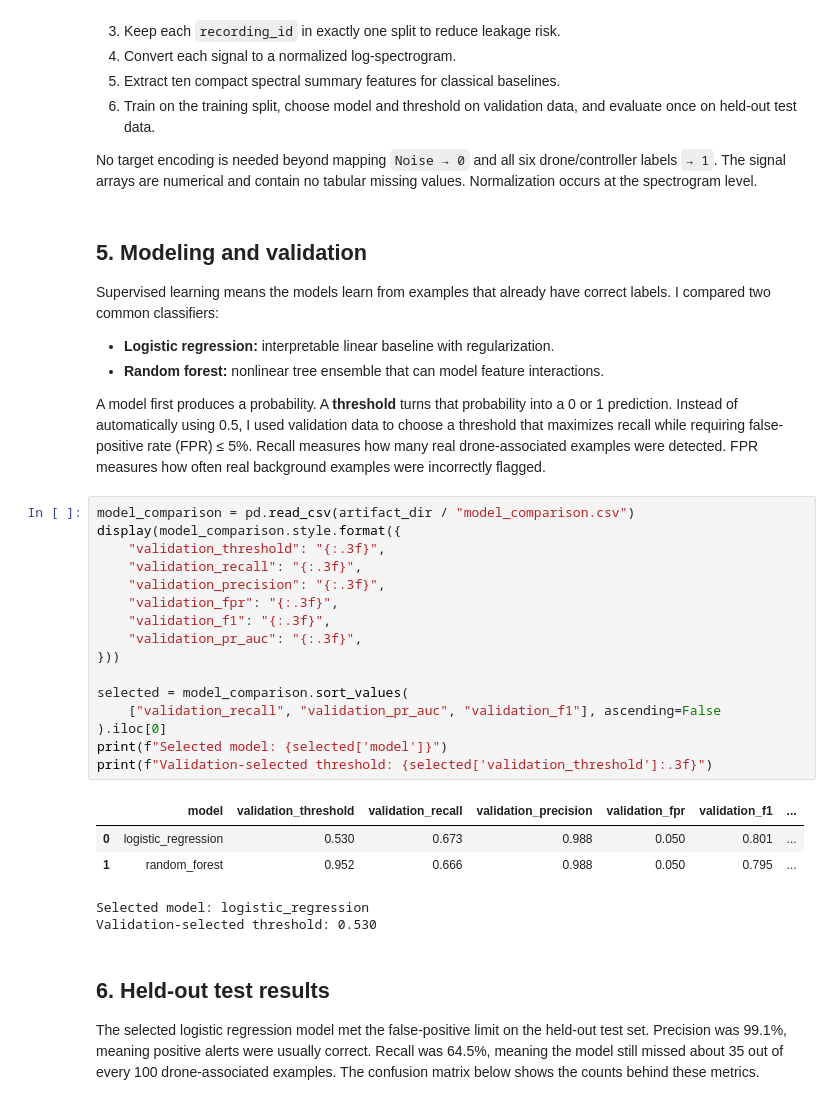
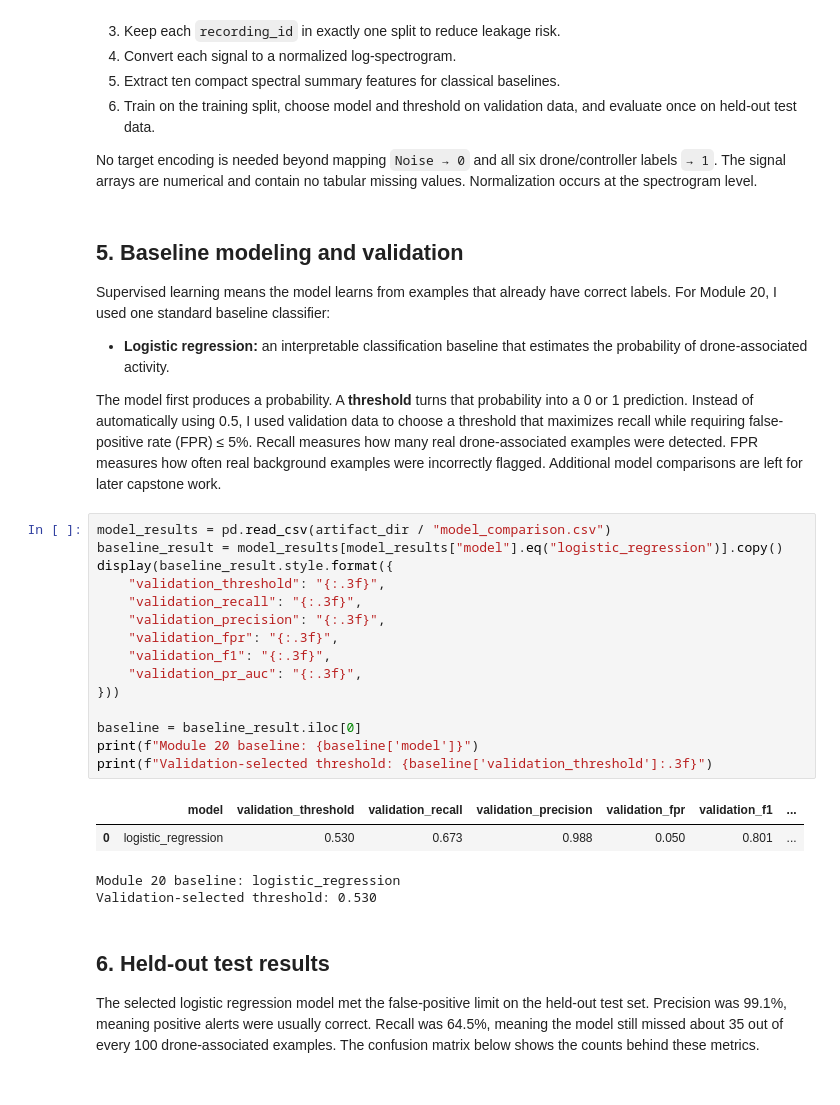
Before and after one commit to ayamundhenk/berkeley_capstone, a Jupyter notebook: notebooks/rf_drone_detection_capstone.executed.ipynb, the cells around one changed output. Drawn from its saved outputs; the diff is of its cells as text.

Commit message:
Module 20 Capstone Submission

```diff
--- a/notebooks/rf_drone_detection_capstone.executed.ipynb
+++ b/notebooks/rf_drone_detection_capstone.executed.ipynb
@@ -260,35 +260,32 @@ Preprocessing means changing the raw data into a consistent form that a model ca
 
 No target encoding is needed beyond mapping `Noise → 0` and all six drone/controller labels `→ 1`. The signal arrays are numerical and contain no tabular missing values. Normalization occurs at the spectrogram level.
 # %% [markdown]
-## 5. Modeling and validation
+## 5. Baseline modeling and validation
 
-Supervised learning means the models learn from examples that already have correct labels. I compared two common classifiers:
+Supervised learning means the model learns from examples that already have correct labels. For Module 20, I used one standard baseline classifier:
 
-- **Logistic regression:** interpretable linear baseline with regularization.
-- **Random forest:** nonlinear tree ensemble that can model feature interactions.
+- **Logistic regression:** an interpretable classification baseline that estimates the probability of drone-associated activity.
 
-A model first produces a probability. A **threshold** turns that probability into a 0 or 1 prediction. Instead of automatically using 0.5, I used validation data to choose a threshold that maximizes recall while requiring false-positive rate (FPR) ≤ 5%. Recall measures how many real drone-associated examples were detected. FPR measures how often real background examples were incorrectly flagged.
+The model first produces a probability. A **threshold** turns that probability into a 0 or 1 prediction. Instead of automatically using 0.5, I used validation data to choose a threshold that maximizes recall while requiring false-positive rate (FPR) ≤ 5%. Recall measures how many real drone-associated examples were detected. FPR measures how often real background examples were incorrectly flagged. Additional model comparisons are left for later capstone work.
 # %%
-model_comparison = pd.read_csv(artifact_dir / "model_comparison.csv")
-display(model_comparison.style.format({
+model_results = pd.read_csv(artifact_dir / "model_comparison.csv")
+baseline_result = model_results[model_results["model"].eq("logistic_regression")].copy()
+display(baseline_result.style.format({
     "validation_threshold": "{:.3f}",
     "validation_recall": "{:.3f}",
     "validation_precision": "{:.3f}",
     "validation_fpr": "{:.3f}",
     "validation_f1": "{:.3f}",
     "validation_pr_auc": "{:.3f}",
 }))
 
-selected = model_comparison.sort_values(
-    ["validation_recall", "validation_pr_auc", "validation_f1"], ascending=False
-).iloc[0]
-print(f"Selected model: {selected['model']}")
-print(f"Validation-selected threshold: {selected['validation_threshold']:.3f}")
+baseline = baseline_result.iloc[0]
+print(f"Module 20 baseline: {baseline['model']}")
+print(f"Validation-selected threshold: {baseline['validation_threshold']:.3f}")
 # %% [output]
 |  | model | validation_threshold | validation_recall | validation_precision | validation_fpr | validation_f1 | ... |
 | 0 | logistic_regression | 0.530 | 0.673 | 0.988 | 0.050 | 0.801 | ... |
-| 1 | random_forest | 0.952 | 0.666 | 0.988 | 0.050 | 0.795 | ... |
-Selected model: logistic_regression
+Module 20 baseline: logistic_regression
 Validation-selected threshold: 0.530
 # %% [markdown]
 ## 6. Held-out test results
```
Also changed, not shown: parts of 3 cells of this notebook, 2 other files.
